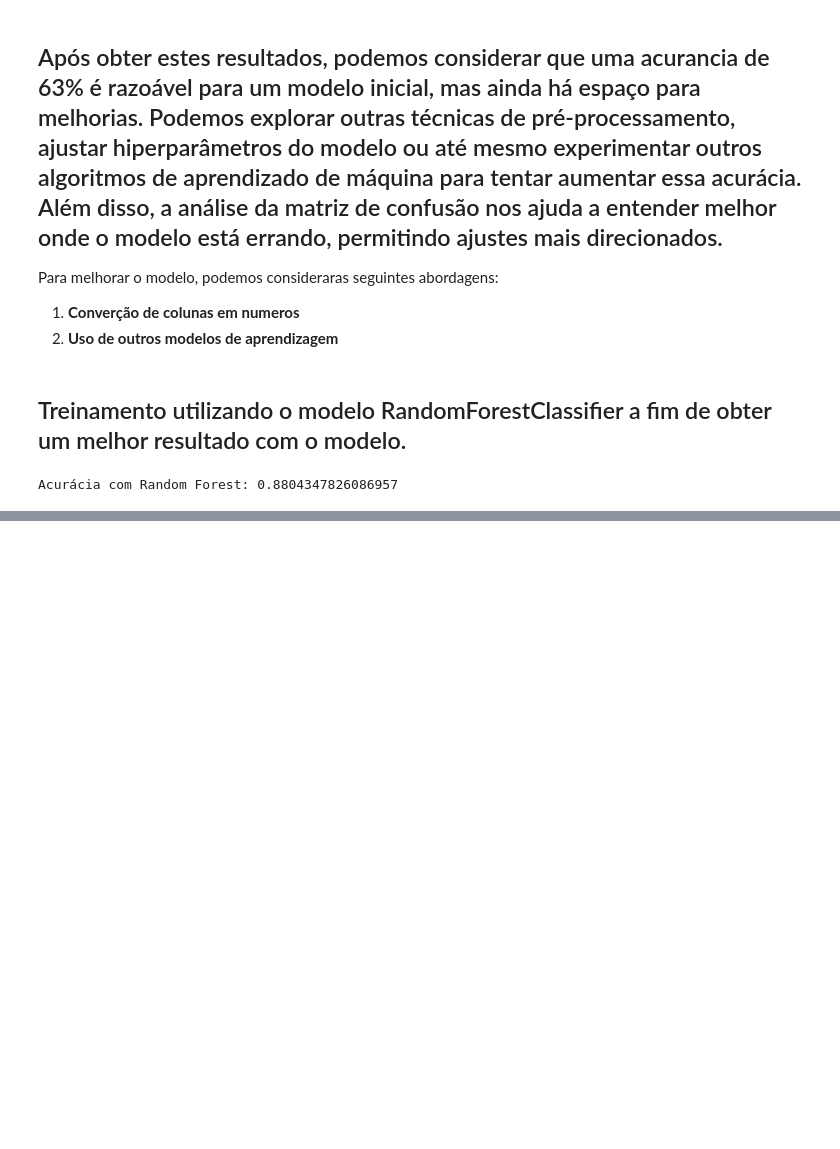
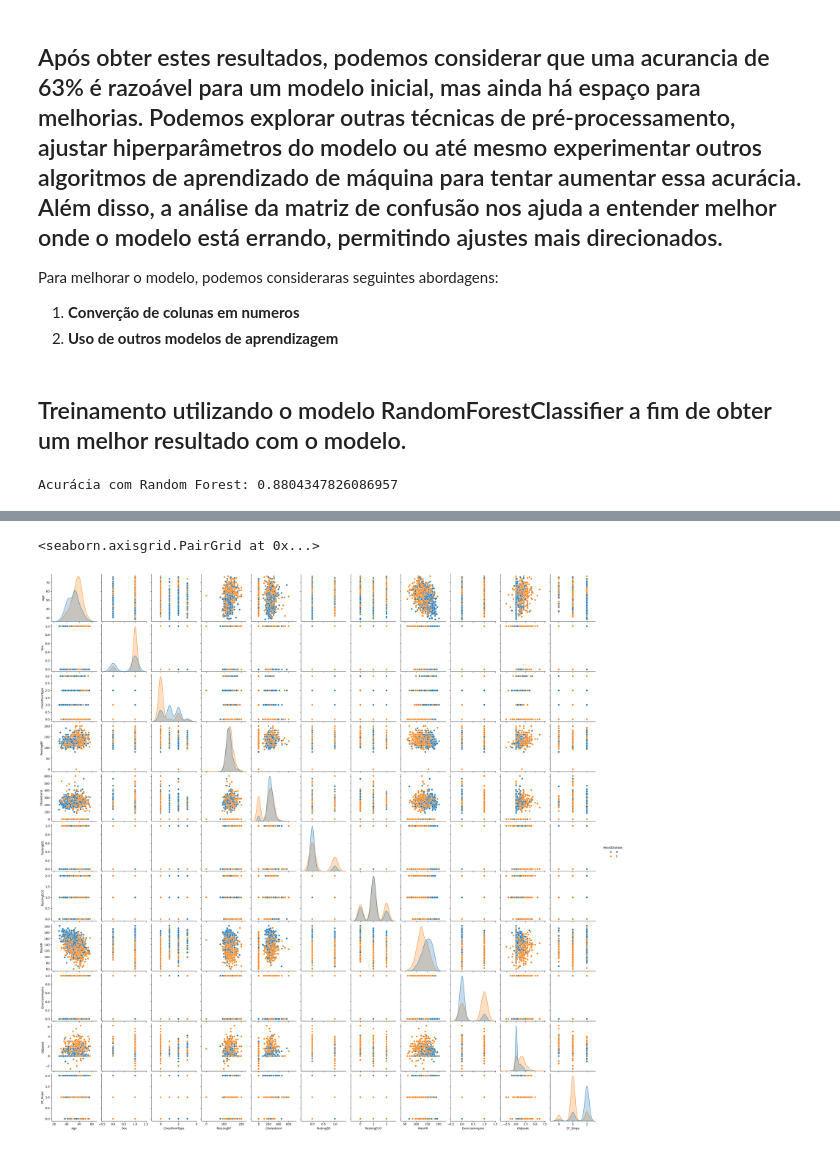
Before and after one commit to PedroPsy/AI-Training, a Jupyter notebook: fundamentosIA.ipynb, the cells around one changed output, grey strips where cells are left out. Drawn from its saved outputs; the diff is of its cells as text; code cells hidden in the pictures; blank space fills up the shorter version.

```diff
--- a/fundamentosIA.ipynb
+++ b/fundamentosIA.ipynb
@@ -393,0 +409,5 @@ Acurácia com Random Forest: 0.8804347826086957
+# %%
+sns.pairplot(df, hue="HeartDisease")
+# %% [output]
+<seaborn.axisgrid.PairGrid at 0x...>
+[figure, added]
```
Also changed, not shown: parts of 2 cells of this notebook.
